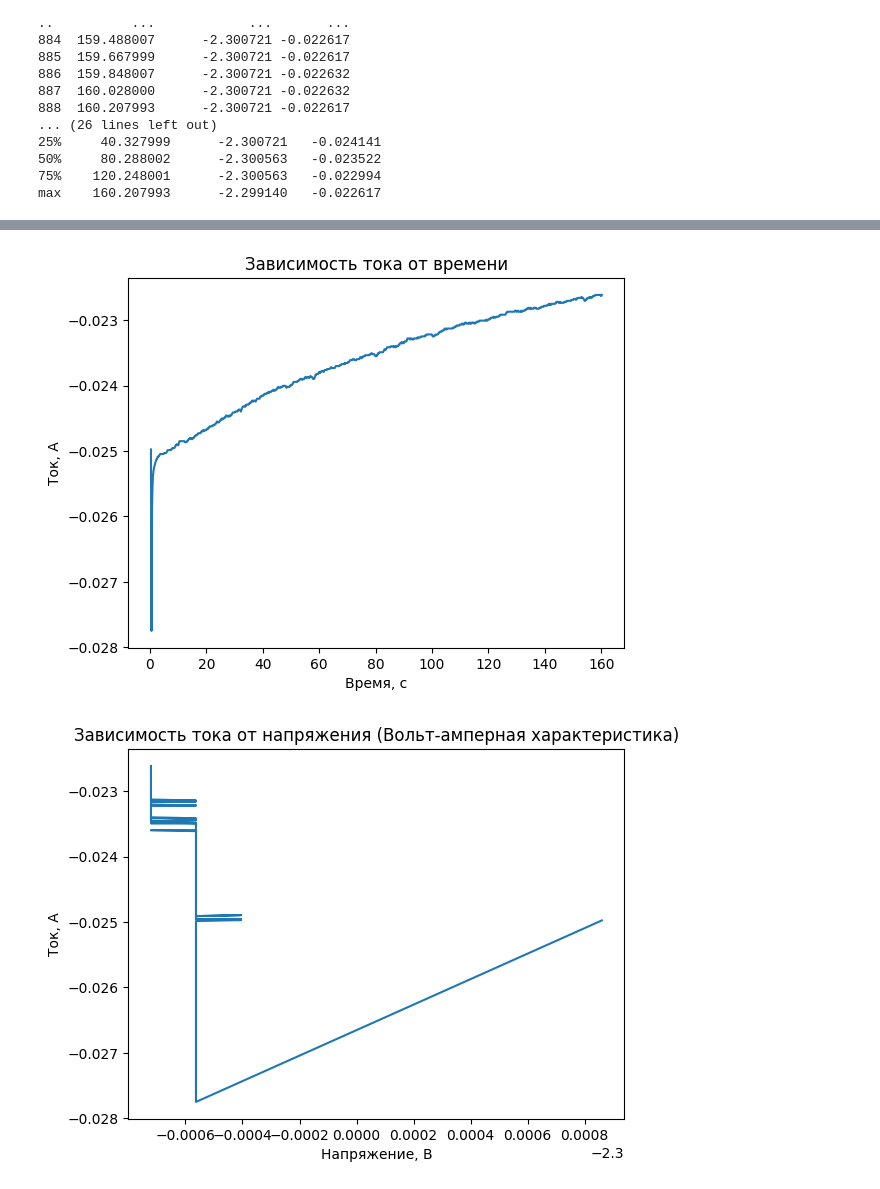
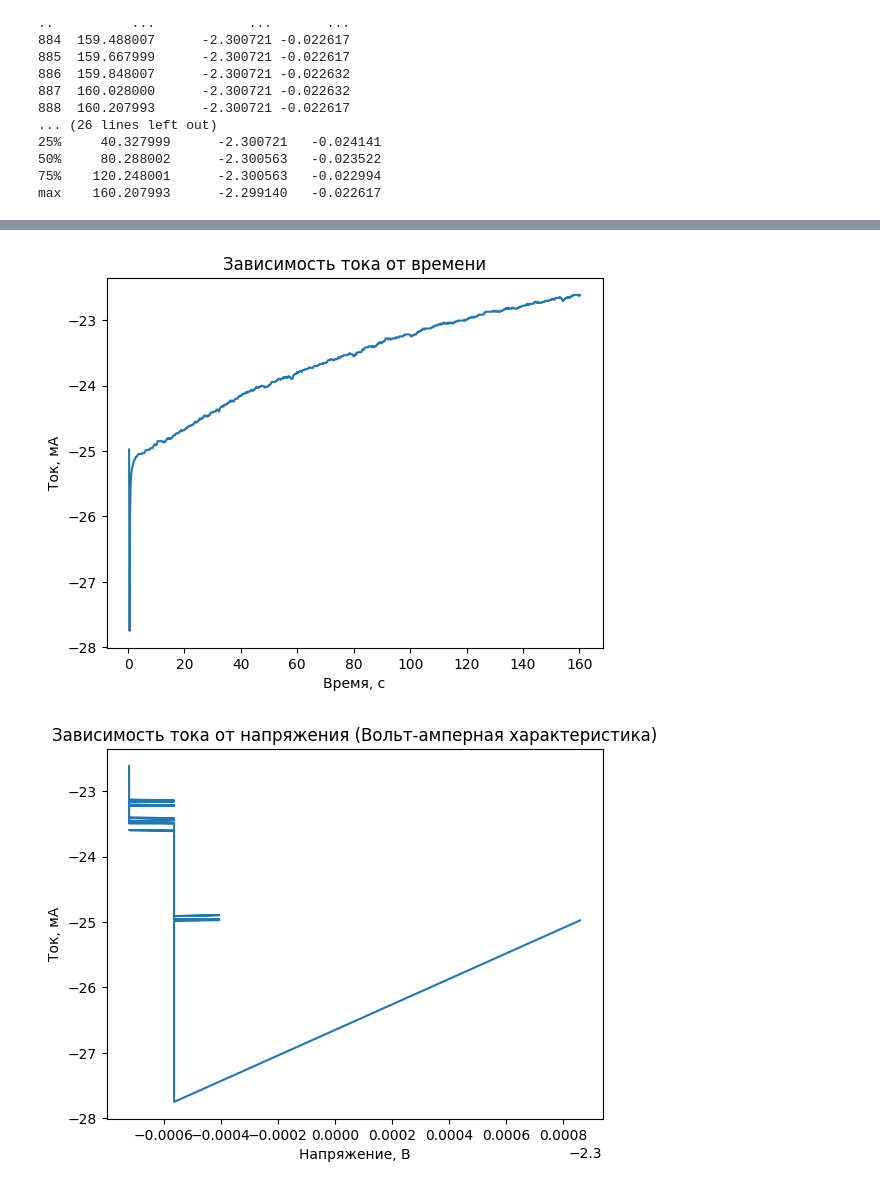
Before and after one commit to IgorChekmarev/fizha, a Jupyter notebook: el_kap/2/б/el_kap_2b.ipynb, the cells around one changed output, grey strips where cells are left out. Saved outputs shown, nothing was run; the diff lists cells and outputs as text; code cells hidden in the pictures.

```diff
--- a/el_kap/2/б/el_kap_2b.ipynb
+++ b/el_kap/2/б/el_kap_2b.ipynb
@@ -65,38 +65,38 @@ import pandas as pd
 import matplotlib.pyplot as plt
 
 plt.plot(result_df['Время, с'], result_df['Напряжение, В'])
 plt.title('Зависимость напряжения от времени')
 plt.xlabel('Время, с')
 plt.ylabel('Напряжение, В')
 plt.savefig("Напряжение от времени 3 цикла", bbox_inches='tight')
 
 plt.show()
 
 # 3. График C от
-plt.plot(result_df['Время, с'], result_df['Ток, А'])
+plt.plot(result_df['Время, с'], result_df['Ток, А']*1000)
 plt.title('Зависимость тока от времени')
 plt.xlabel('Время, с')
-plt.ylabel('Ток, А')
+plt.ylabel('Ток, мА')
 plt.savefig("Ток от времени 3 цикла", bbox_inches='tight')
 
 plt.show()
 
-plt.plot(result_df['Напряжение, В'], result_df['Ток, А'])
+plt.plot(result_df['Напряжение, В'], result_df['Ток, А']*1000)
 plt.title('Зависимость тока от напряжения (Вольт-амперная характеристика)')
 plt.xlabel('Напряжение, В')
-plt.ylabel('Ток, А')
+plt.ylabel('Ток, мА')
 plt.savefig("Ток от напряжения 3 цикла", bbox_inches='tight')
 
 plt.show()
 
-plt.plot(result_df['Ток, А'], result_df['Напряжение, В'])
+plt.plot(result_df['Ток, А']*1000, result_df['Напряжение, В'])
 plt.title('Зависимость напряжения от тока')
-plt.xlabel('Ток, А')
+plt.xlabel('Ток, мА')
 plt.ylabel('Напряжение, В')
 plt.savefig("Напряжение от тока 3 цикла", bbox_inches='tight')
 
 plt.show()
 # %% [output]
 [figure]
-[figure, old version]
+[figure, new version]
-[figure, old version]
+[figure, new version]
```
Also changed, not shown: parts of 1 cell of this notebook, 34 other files.
